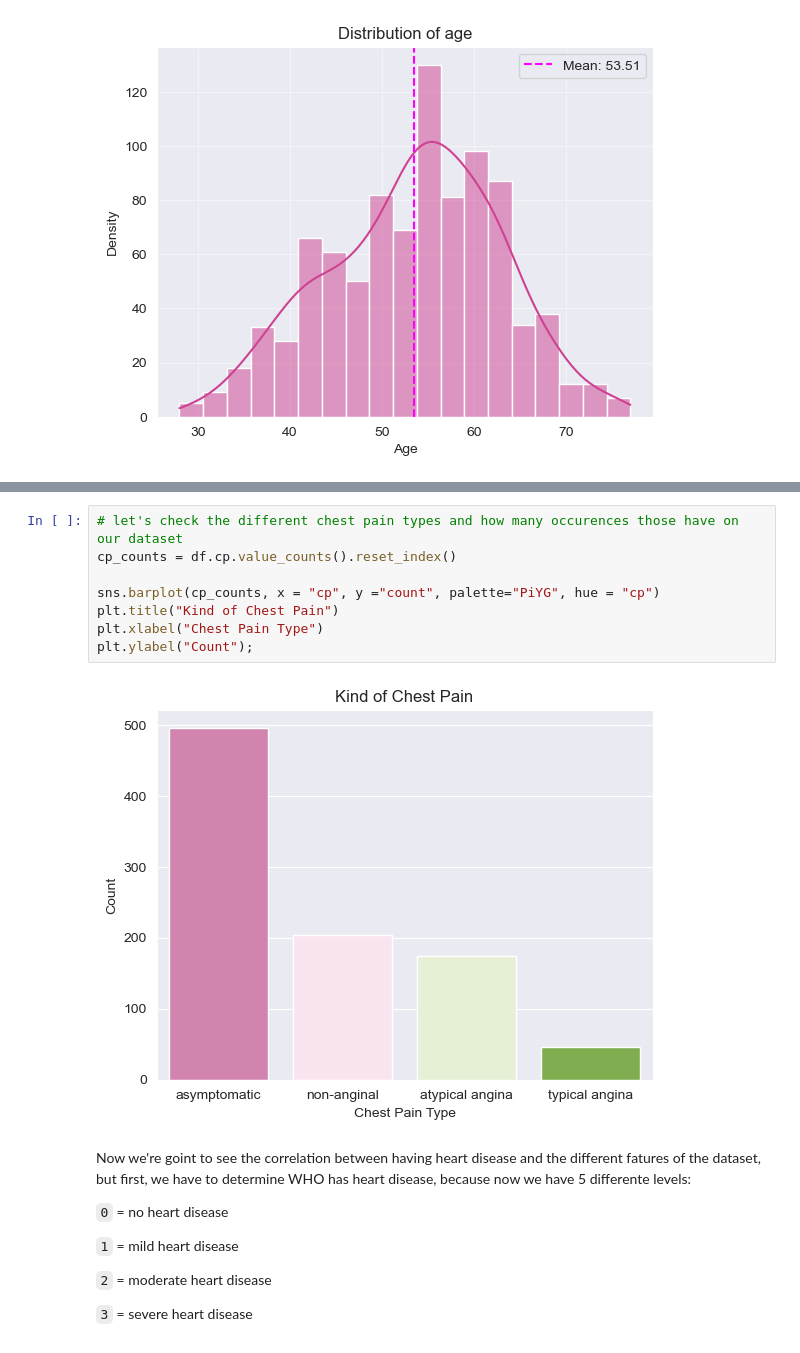
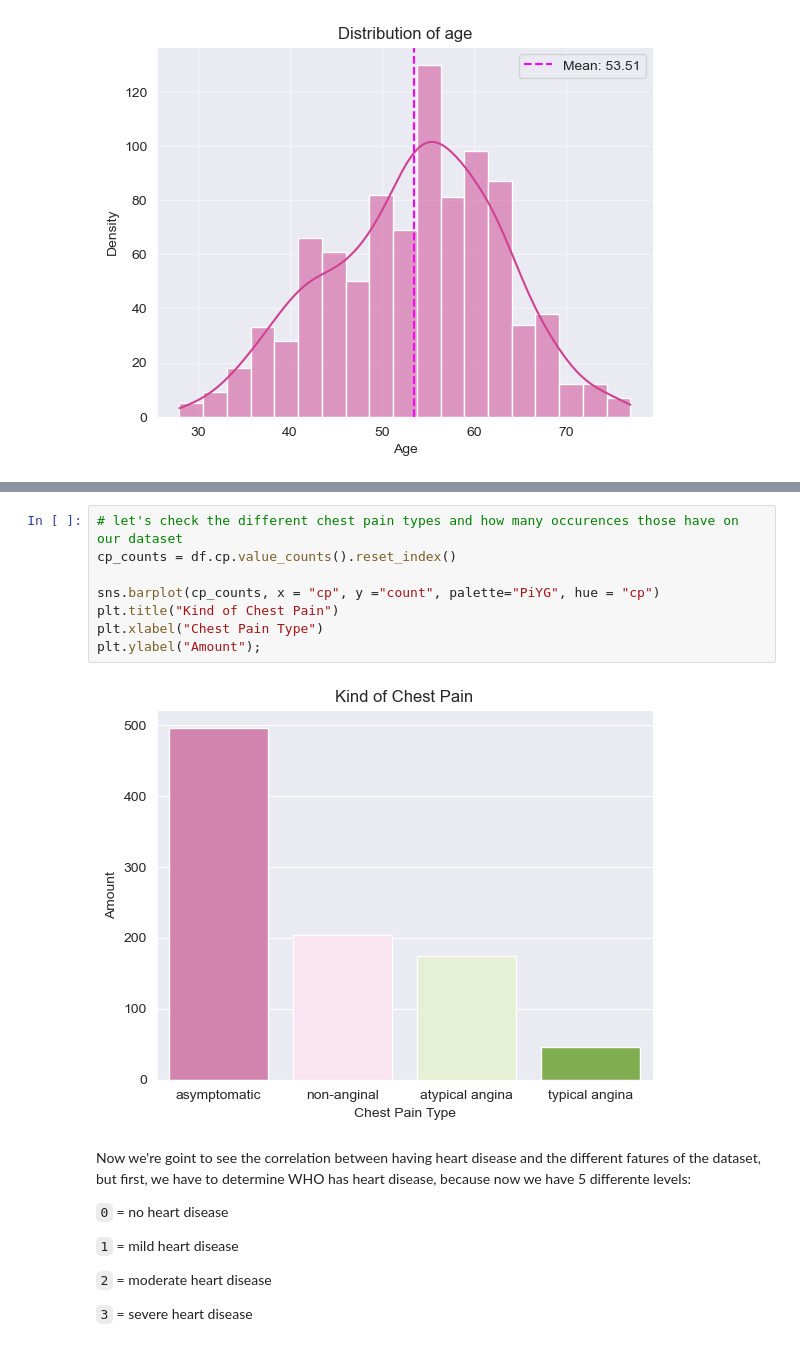
Before and after one commit to imelinc/heart-disease-project, a Jupyter notebook: heart-disease-project.ipynb, the cells around one changed output, grey strips where cells are left out. Saved outputs shown, nothing was run; the diff lists cells and outputs as text.

```diff
--- a/heart-disease-project.ipynb
+++ b/heart-disease-project.ipynb
@@ -180,13 +180,13 @@ plt.ylabel("Count");
 # %%
 # let's check the different chest pain types and how many occurences those have on our dataset
 cp_counts = df.cp.value_counts().reset_index()
 
 sns.barplot(cp_counts, x = "cp", y ="count", palette="PiYG", hue = "cp")
 plt.title("Kind of Chest Pain")
 plt.xlabel("Chest Pain Type")
-plt.ylabel("Count");
+plt.ylabel("Amount");
 # %% [output]
-[figure, old version]
+[figure, new version]
 # %% [markdown]
 Now we're goint to see the correlation between having heart disease and the different fatures of the dataset, but first, we have to determine WHO has heart disease, because now we have 5 differente levels:
 
```
Also changed, not shown: parts of 7 cells of this notebook.
